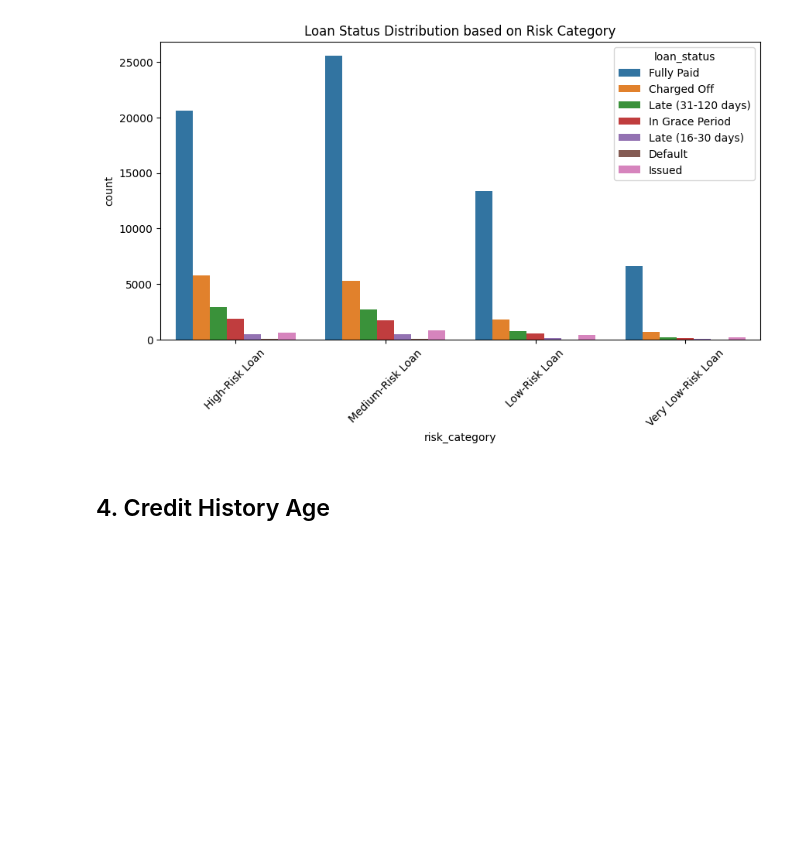
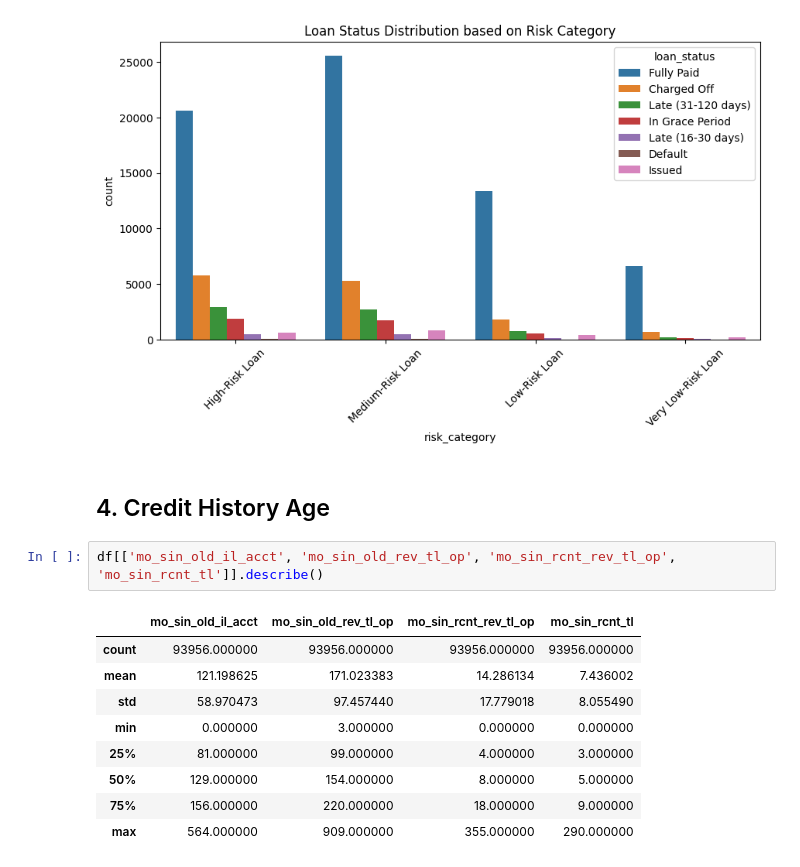
Before and after one commit to hidayah24/data-analyst-portfolio, a Jupyter notebook: Project-2-Credit-Risk-Analysis-and-Optimization-of-Lending-Decisions/Credit-Risk-Analysis.ipynb, the cells around one changed output. Drawn from its saved outputs; the diff is of its cells as text; blank space fills up the shorter version.

```diff
--- a/Project-2-Credit-Risk-Analysis-and-Optimization-of-Lending-Decisions/Credit-Risk-Analysis.ipynb
+++ b/Project-2-Credit-Risk-Analysis-and-Optimization-of-Lending-Decisions/Credit-Risk-Analysis.ipynb
@@ -771,3 +771,15 @@ plt.show()
 [figure]
 # %% [markdown]
 ## 4. Credit History Age
+# %%
+df[['mo_sin_old_il_acct', 'mo_sin_old_rev_tl_op', 'mo_sin_rcnt_rev_tl_op', 'mo_sin_rcnt_tl']].describe()
+# %% [output]
+|  | mo_sin_old_il_acct | mo_sin_old_rev_tl_op | mo_sin_rcnt_rev_tl_op | mo_sin_rcnt_tl |
+| count | 93956.000000 | 93956.000000 | 93956.000000 | 93956.000000 |
+| mean | 121.198625 | 171.023383 | 14.286134 | 7.436002 |
+| std | 58.970473 | 97.457440 | 17.779018 | 8.055490 |
+| min | 0.000000 | 3.000000 | 0.000000 | 0.000000 |
+| 25% | 81.000000 | 99.000000 | 4.000000 | 3.000000 |
+| 50% | 129.000000 | 154.000000 | 8.000000 | 5.000000 |
+| 75% | 156.000000 | 220.000000 | 18.000000 | 9.000000 |
+| max | 564.000000 | 909.000000 | 355.000000 | 290.000000 |
```
Also changed, not shown: parts of 2 cells of this notebook.
